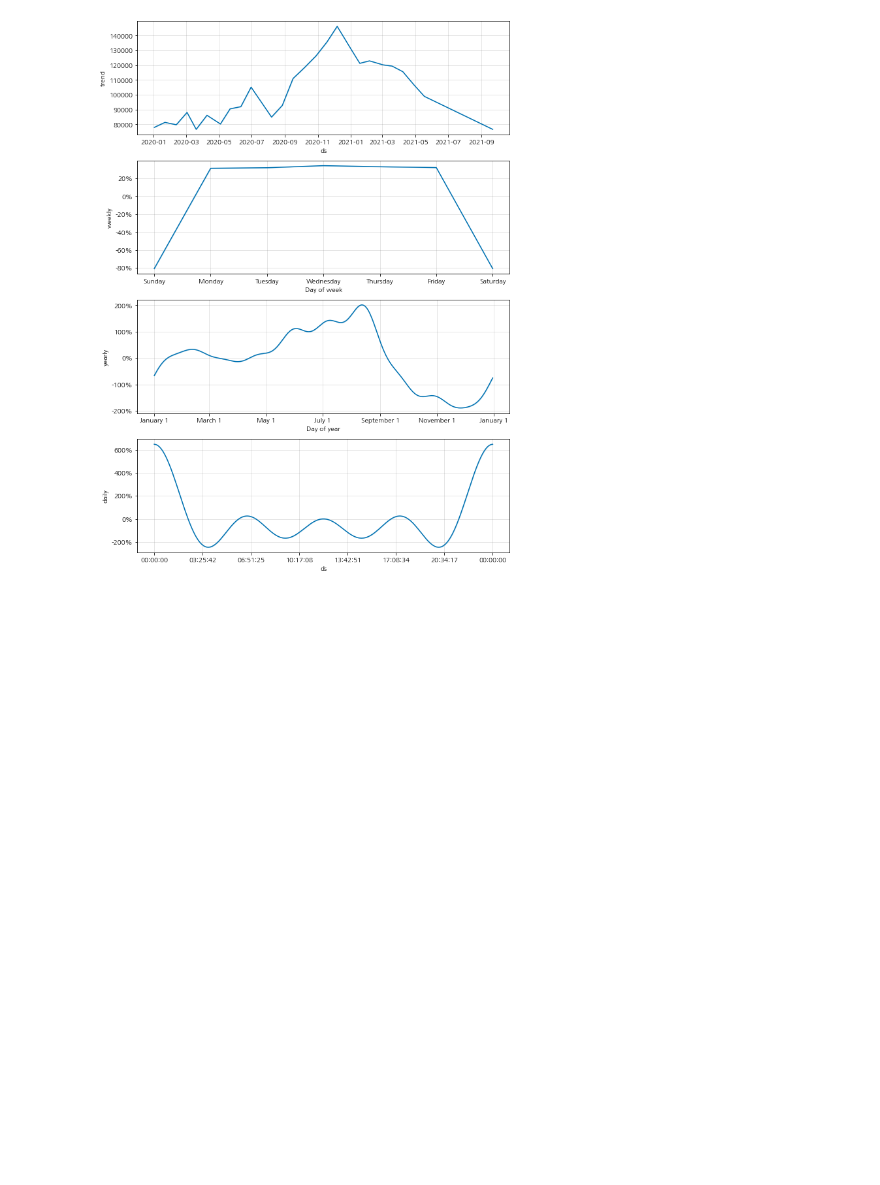
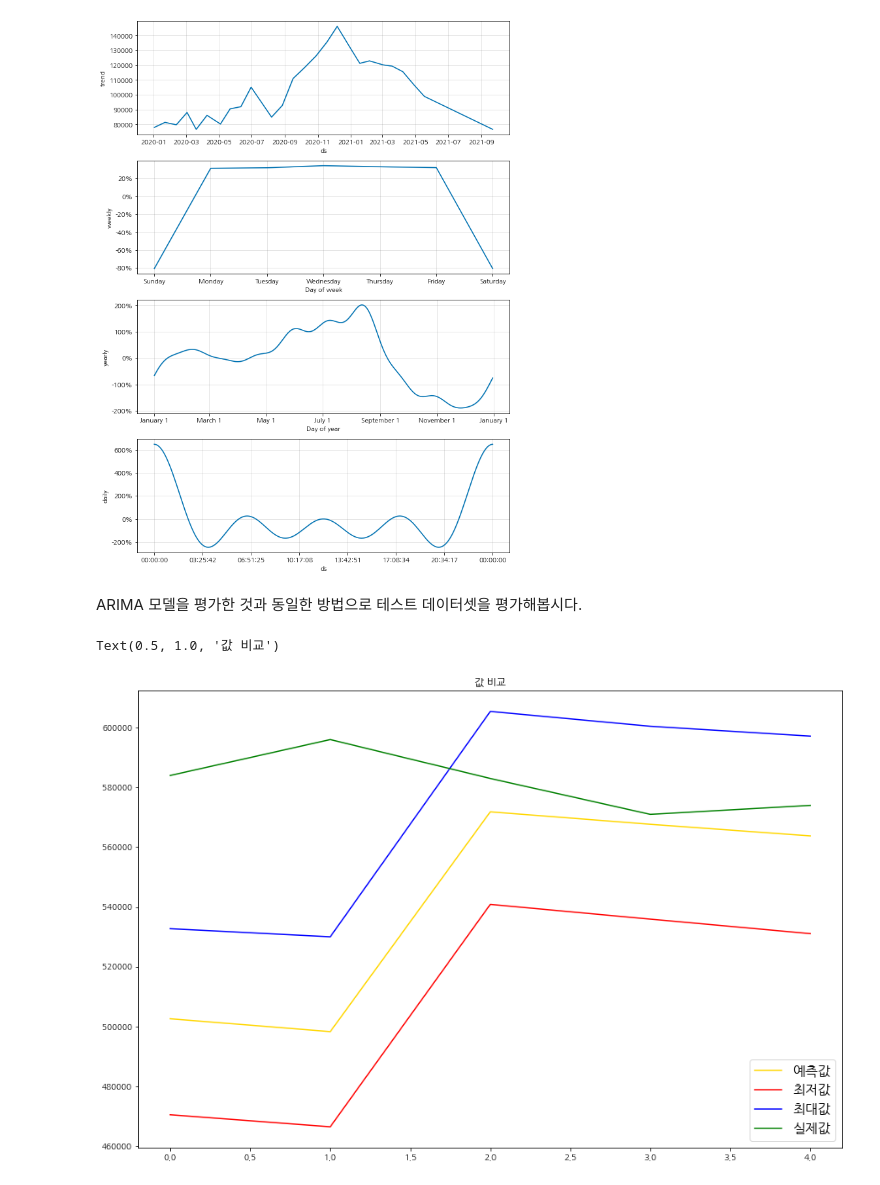
Before and after one commit to choiuikang/with_python, a Jupyter notebook: ncsoft.ipynb, the cells around one changed output. Drawn from its saved outputs; the diff is of its cells as text; code cells hidden in the pictures; blank space fills up the shorter version.

Commit message:
ncsoft.마지막수정중

```diff
--- a/ncsoft.ipynb
+++ b/ncsoft.ipynb
@@ -285,3 +285,24 @@ pig1 = prophet.plot(forecast_data)
 fig2 = prophet.plot_components(forecast_data)
 # %% [output]
 [figure]
+# %% [markdown]
+ARIMA 모델을 평가한 것과 동일한 방법으로 테스트 데이터셋을 평가해봅시다.
+# %%
+plt.figure(figsize=(15, 10))
+# 실제 5일의 가격 데이터입니다. (2021 )
+pred_fbprophet_y = forecast_data.yhat.values[-5:]
+test_y = ncsoft_test_df.y.values
+# 마지막 5일 예측 데이터의 최소값입니다.
+pred_y_lower = forecast_data.yhat_lower.values[-5:]
+# 마지막 5일의 예측 데이터의 최대값 입니다.
+pred_y_upper = forecast_data.yhat_upper.values[-5:]
+
+plt.plot(pred_y, color="gold") # 모델이 예상한 가격 그래프입니다.
+plt.plot(pred_y_lower, color="red") # 모델이 예상한 최저 가격 그래프입니다.
+plt.plot(pred_y_upper, color="blue") # 모델이 예상한 최고 가격 그래프입니다.
+plt.plot(test_y, color="green") # 실제 가격 그래프입니다.
+plt.legend(['예측값', '최저값','최대값','실제값'])
+plt.title("값 비교")
+# %% [output]
+Text(0.5, 1.0, '값 비교')
+[figure, added]
```
Also changed, not shown: parts of 19 cells of this notebook.
